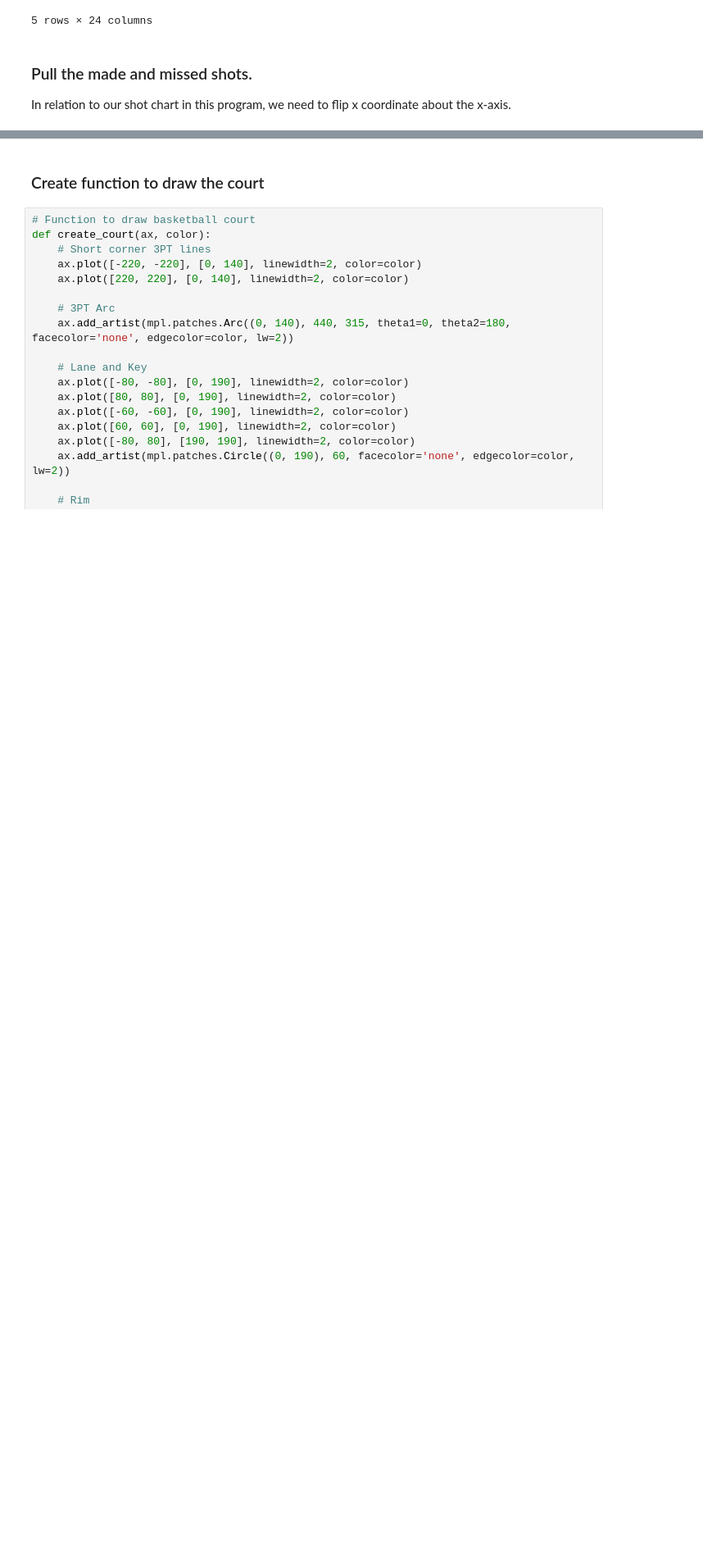
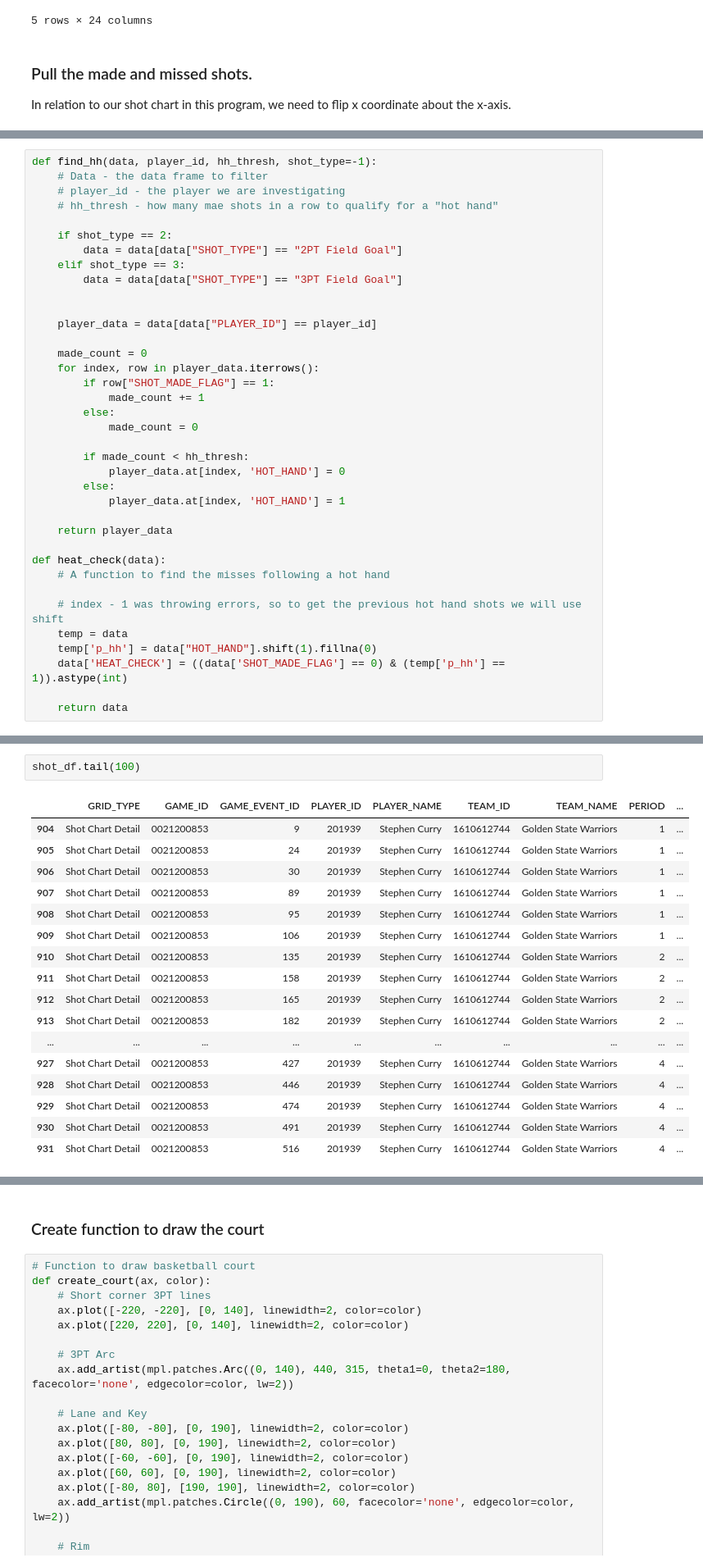
Before and after one commit to tyleryandt18/NBA-shotchart, a Jupyter notebook: src/shotchartGame.ipynb, the cells around one changed output, grey strips where cells are left out. Shown at 82% size. Cells and saved outputs as stored; diff of their text form; blank space fills up the shorter version.

```diff
--- a/src/shotchartGame.ipynb
+++ b/src/shotchartGame.ipynb
@@ -168,0 +153,37 @@ madeShots = game_df.loc[game_df['SHOT_MADE_FLAG'] == 1]
+# %%
+def find_hh(data, player_id, hh_thresh, shot_type=-1):
+    # Data - the data frame to filter
+    # player_id - the player we are investigating
+    # hh_thresh - how many mae shots in a row to qualify for a "hot hand"
+
+    if shot_type == 2:
+        data = data[data["SHOT_TYPE"] == "2PT Field Goal"]
+    elif shot_type == 3:
+        data = data[data["SHOT_TYPE"] == "3PT Field Goal"]
+
+
+    player_data = data[data["PLAYER_ID"] == player_id]
+
+    made_count = 0
+    for index, row in player_data.iterrows():
+        if row["SHOT_MADE_FLAG"] == 1:
+            made_count += 1
+        else:
+            made_count = 0
+
+        if made_count < hh_thresh:
+            player_data.at[index, 'HOT_HAND'] = 0
+        else:
+            player_data.at[index, 'HOT_HAND'] = 1
+
+    return player_data
+
+def heat_check(data):
+    # A function to find the misses following a hot hand
+
+    # index - 1 was throwing errors, so to get the previous hot hand shots we will use shift
+    temp = data
+    temp['p_hh'] = data["HOT_HAND"].shift(1).fillna(0)
+    data['HEAT_CHECK'] = ((data['SHOT_MADE_FLAG'] == 0) & (temp['p_hh'] == 1)).astype(int)
+
+    return data
@@ -168,0 +196,20 @@ madeShots = game_df.loc[game_df['SHOT_MADE_FLAG'] == 1]
+# %%
+shot_df.tail(100)
+# %% [output]
+|  | GRID_TYPE | GAME_ID | GAME_EVENT_ID | PLAYER_ID | PLAYER_NAME | TEAM_ID | TEAM_NAME | PERIOD | ... |
+| 904 | Shot Chart Detail | 0021200853 | 9 | 201939 | Stephen Curry | 1610612744 | Golden State Warriors | 1 | ... |
+| 905 | Shot Chart Detail | 0021200853 | 24 | 201939 | Stephen Curry | 1610612744 | Golden State Warriors | 1 | ... |
+| 906 | Shot Chart Detail | 0021200853 | 30 | 201939 | Stephen Curry | 1610612744 | Golden State Warriors | 1 | ... |
+| 907 | Shot Chart Detail | 0021200853 | 89 | 201939 | Stephen Curry | 1610612744 | Golden State Warriors | 1 | ... |
+| 908 | Shot Chart Detail | 0021200853 | 95 | 201939 | Stephen Curry | 1610612744 | Golden State Warriors | 1 | ... |
+| 909 | Shot Chart Detail | 0021200853 | 106 | 201939 | Stephen Curry | 1610612744 | Golden State Warriors | 1 | ... |
+| 910 | Shot Chart Detail | 0021200853 | 135 | 201939 | Stephen Curry | 1610612744 | Golden State Warriors | 2 | ... |
+| 911 | Shot Chart Detail | 0021200853 | 158 | 201939 | Stephen Curry | 1610612744 | Golden State Warriors | 2 | ... |
+| 912 | Shot Chart Detail | 0021200853 | 165 | 201939 | Stephen Curry | 1610612744 | Golden State Warriors | 2 | ... |
+| 913 | Shot Chart Detail | 0021200853 | 182 | 201939 | Stephen Curry | 1610612744 | Golden State Warriors | 2 | ... |
+| ... | ... | ... | ... | ... | ... | ... | ... | ... | ... |
+| 927 | Shot Chart Detail | 0021200853 | 427 | 201939 | Stephen Curry | 1610612744 | Golden State Warriors | 4 | ... |
+| 928 | Shot Chart Detail | 0021200853 | 446 | 201939 | Stephen Curry | 1610612744 | Golden State Warriors | 4 | ... |
+| 929 | Shot Chart Detail | 0021200853 | 474 | 201939 | Stephen Curry | 1610612744 | Golden State Warriors | 4 | ... |
+| 930 | Shot Chart Detail | 0021200853 | 491 | 201939 | Stephen Curry | 1610612744 | Golden State Warriors | 4 | ... |
+| 931 | Shot Chart Detail | 0021200853 | 516 | 201939 | Stephen Curry | 1610612744 | Golden State Warriors | 4 | ... |
```
Also changed, not shown: parts of 7 cells of this notebook, 1 other file.
